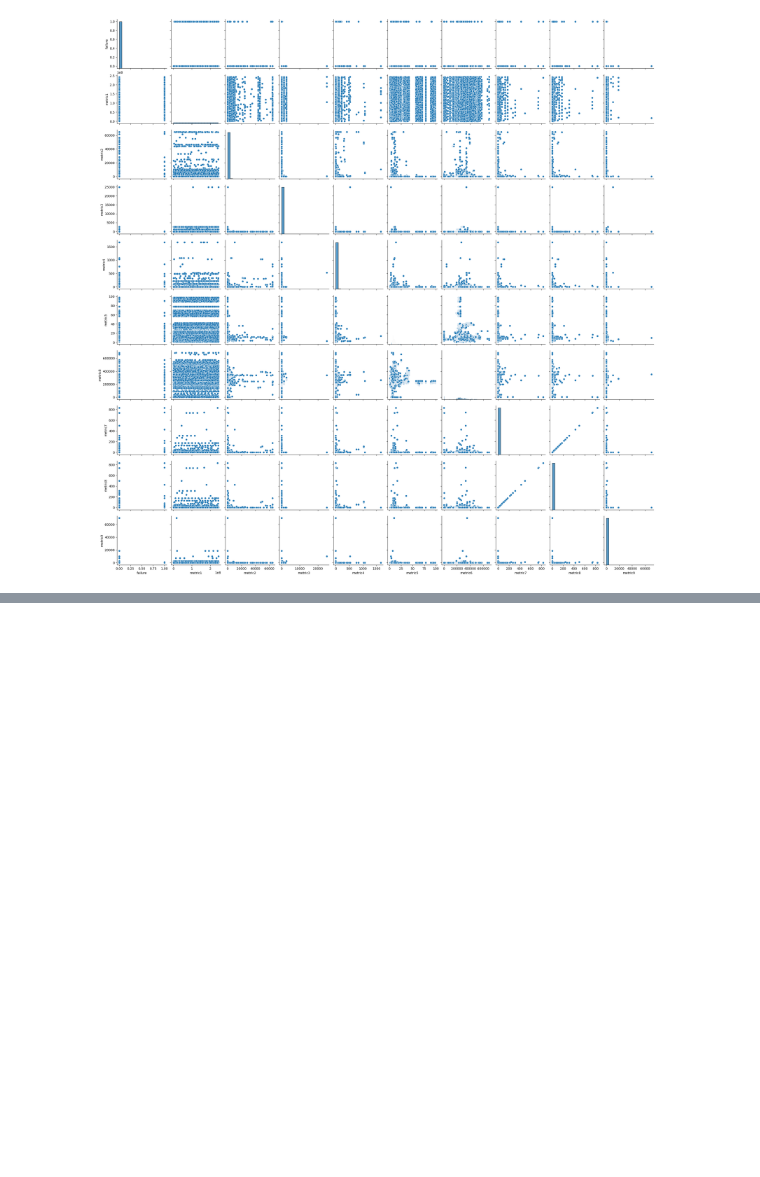
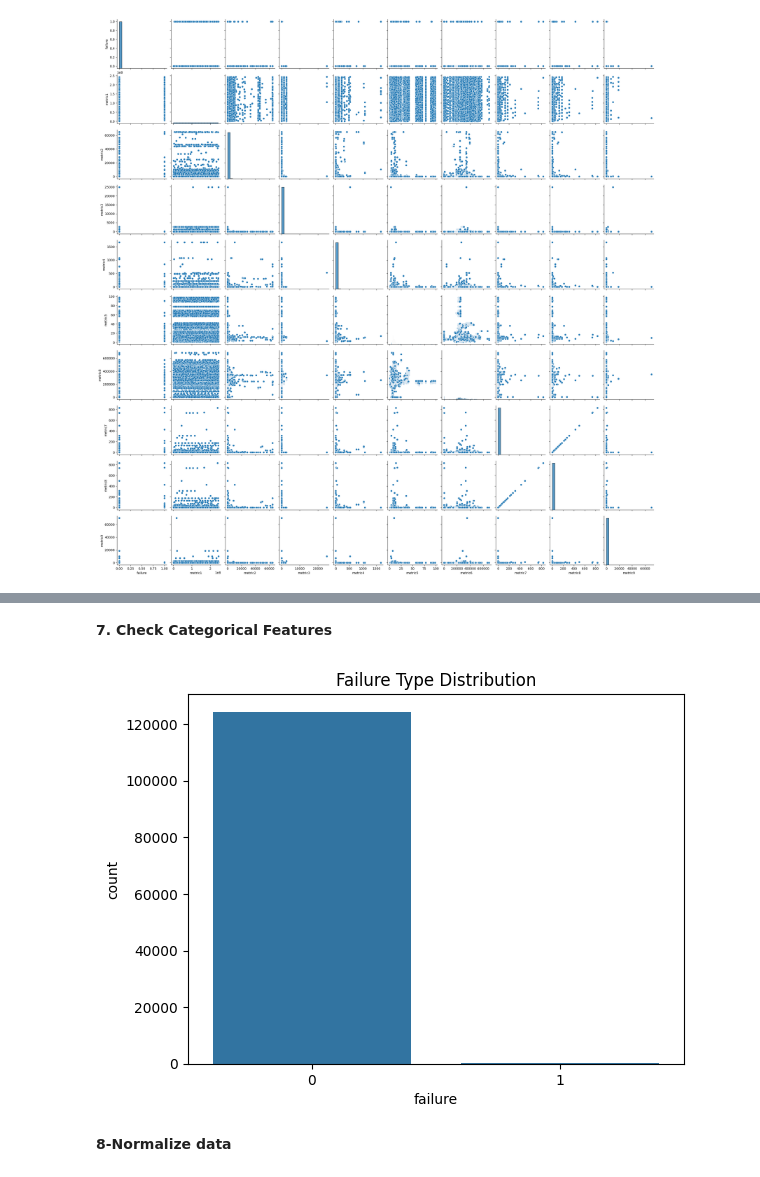
Before and after one commit to Elnabrees/Parallel-Computing, a Jupyter notebook: Untitled35.ipynb, the cells around one changed output, grey strips where cells are left out. Drawn from its saved outputs; the diff is of its cells as text; code cells hidden in the pictures; blank space fills up the shorter version.

```diff
--- a/Untitled35.ipynb
+++ b/Untitled35.ipynb
@@ -90,0 +159,10 @@ plt.show()
+# %% [markdown]
+**7. Check Categorical Features**
+# %%
+sns.countplot(x=df["failure"])
+plt.title("Failure Type Distribution")
+plt.show()
+# %% [output]
+[figure, added]
+# %% [markdown]
+**8-Normalize data**
```
Also changed, not shown: parts of 13 cells of this notebook.
